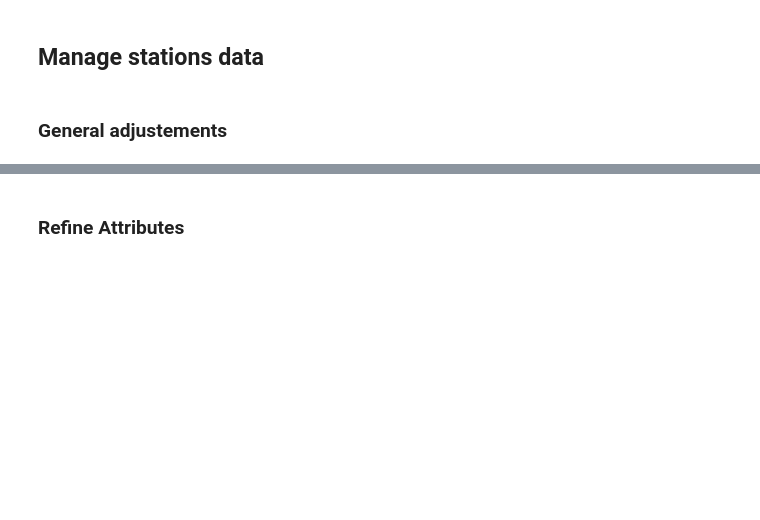
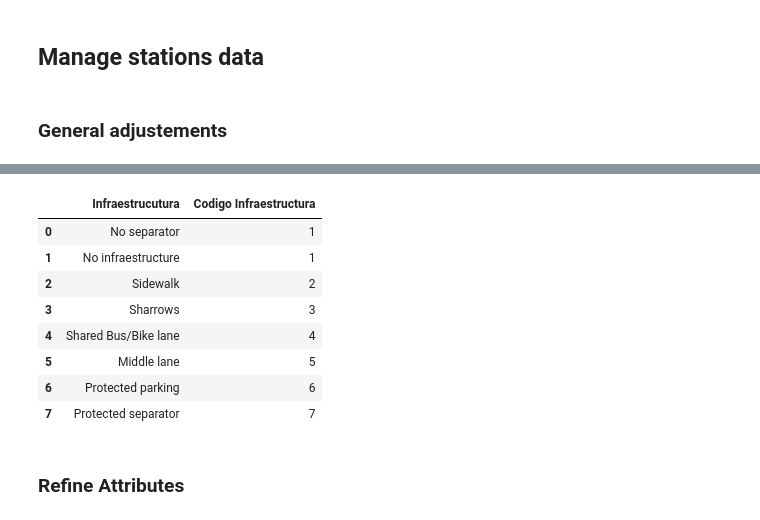
Before and after one commit to cyclingMoritz/250MUM006, a Jupyter notebook: notebooks/001-luca-explore-bicizen.ipynb, the cells around one changed output, grey strips where cells are left out. Drawn from its saved outputs; the diff is of its cells as text; code cells hidden in the pictures; blank space fills up the shorter version.

```diff
--- a/notebooks/001-luca-explore-bicizen.ipynb
+++ b/notebooks/001-luca-explore-bicizen.ipynb
@@ -54,6 +54,18 @@ Drop columns where all values are NaN
 |  | ROOT_ID | Location | Street | Direcction | Cardinals | Infraestrucutura | Codigo Infraestructura | ... |
 | 0 | 1060335 | C/ Bilbao (Sentit Muntanya) | C/ Bilbao | (Sentit Muntanya) | (Sentit Muntanya) | Protected separator | 7 | ... |
 | 1 | 1048229 | C/ de Bilbao 117 (Sentit Trànsit ... | C/ de Bilbao 117 | (Sentit Trànsit Rodat) | Sentit Mar | Protected separator | 7 | ... |
+# %%
+locations[["Infraestrucutura", "Codigo Infraestructura"]].drop_duplicates().sort_values(by="Codigo Infraestructura").reset_index(drop=True)
+# %% [output]
+|  | Infraestrucutura | Codigo Infraestructura |
+| 0 | No separator | 1 |
+| 1 | No infraestructure | 1 |
+| 2 | Sidewalk | 2 |
+| 3 | Sharrows | 3 |
+| 4 | Shared Bus/Bike lane | 4 |
+| 5 | Middle lane | 5 |
+| 6 | Protected parking | 6 |
+| 7 | Protected separator | 7 |
 # %% [markdown]
 ### Refine Attributes
 # %%
```
Also changed, not shown: parts of 7 cells of this notebook.
